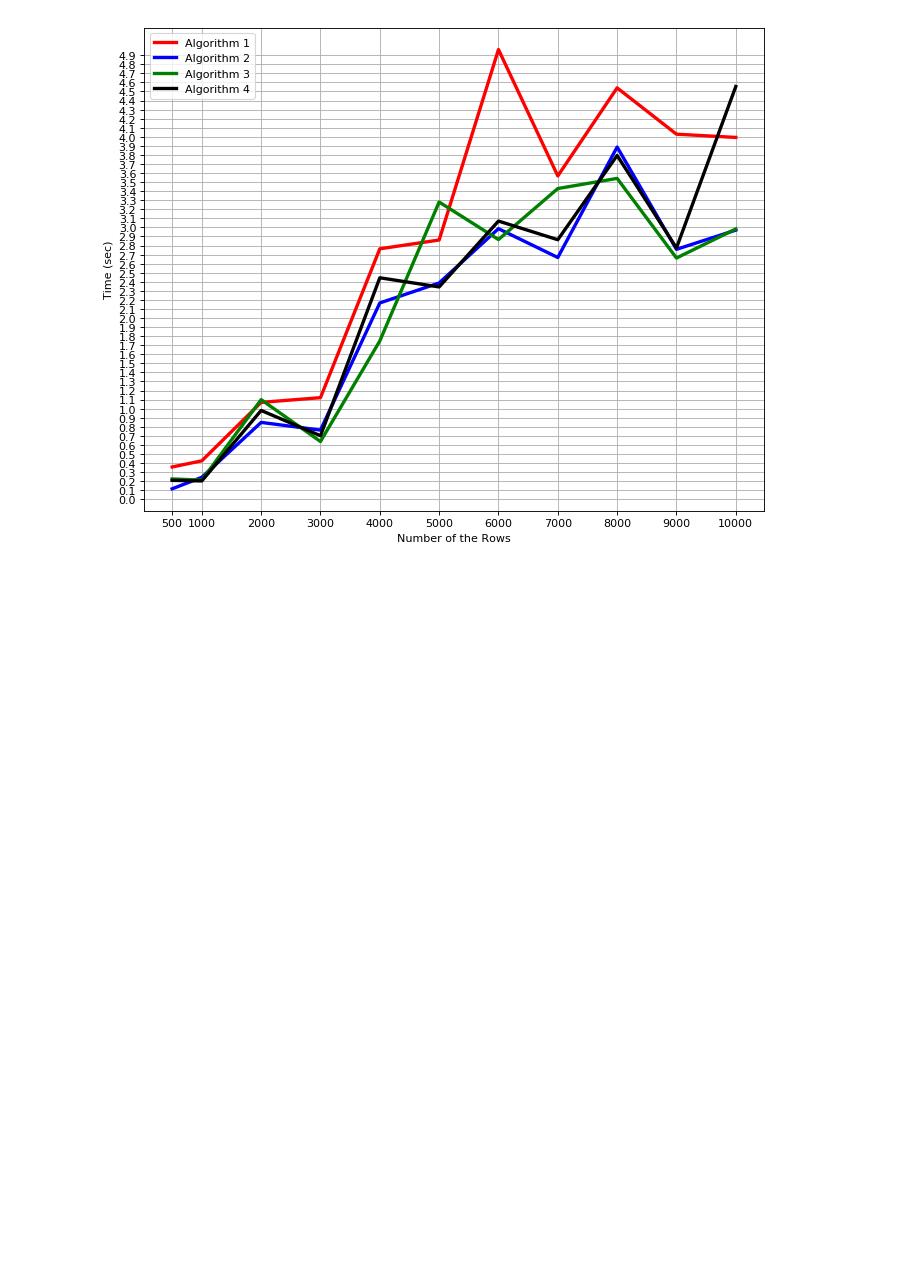
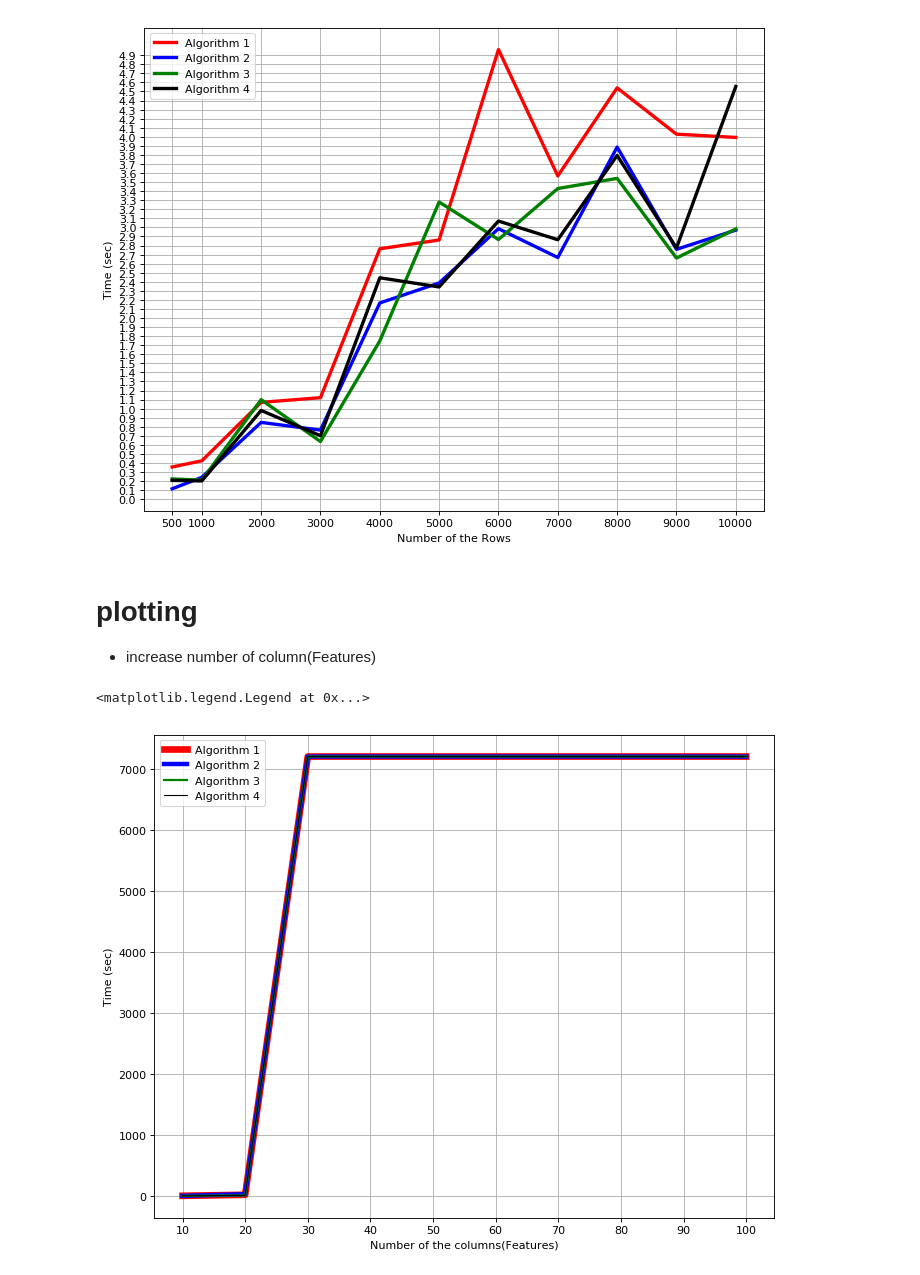
Before and after one commit to BigDaMa/error-generator, a Jupyter notebook: error_generator/strategies/adversarial_machine_learning/compare 4 Algorithm.ipynb, the cells around one changed output. Saved outputs shown, nothing was run; the diff lists cells and outputs as text; code cells hidden in the pictures; blank space fills up the shorter version.

```diff
--- a/error_generator/strategies/adversarial_machine_learning/compare 4 Algorithm.ipynb
+++ b/error_generator/strategies/adversarial_machine_learning/compare 4 Algorithm.ipynb
@@ -454,3 +456,29 @@ plt.legend()
 # %% [output]
 <matplotlib.legend.Legend at 0x...>
 [figure]
+# %% [markdown]
+# plotting
+- increase number of column(Features)
+# %%
+alg1_col =[0.356,17.164,7200,7200,7200,7200,7200,7200,7200,7200]
+alg2_col =[0.115,25.774,7200,7200,7200,7200,7200,7200,7200,7200]
+alg3_col =[0.224,6.793,7200,7200,7200,7200,7200,7200,7200,7200]
+alg4_col =[0.208,7.418,7200,7200,7200,7200,7200,7200,7200,7200]
+# %%
+from matplotlib.pyplot import figure
+figure(num=None, figsize=(10, 8), dpi=80, facecolor='w', edgecolor='k')
+plt.grid(True)
+x=[10,20,30,40,50,60,70,80,90,100]
+#plt.yticks(np.arange(0, 5, 0.1))
+plt.xticks(x)
+
+plt.plot(x,alg1_col,c='red',linewidth=6,label= 'Algorithm 1')
+plt.plot(x,alg2_col,c= 'blue',linewidth=4,label= 'Algorithm 2')
+plt.plot(x,alg3_col,c='green',linewidth=2,label= 'Algorithm 3')
+plt.plot(x,alg4_col,c= 'black',linewidth=1,label= 'Algorithm 4')
+plt.xlabel('Number of the columns(Features)')
+plt.ylabel('Time (sec)')
+plt.legend()
+# %% [output]
+<matplotlib.legend.Legend at 0x...>
+[figure, added]
```
Also changed, not shown: parts of 6 cells of this notebook, 13 other files.
